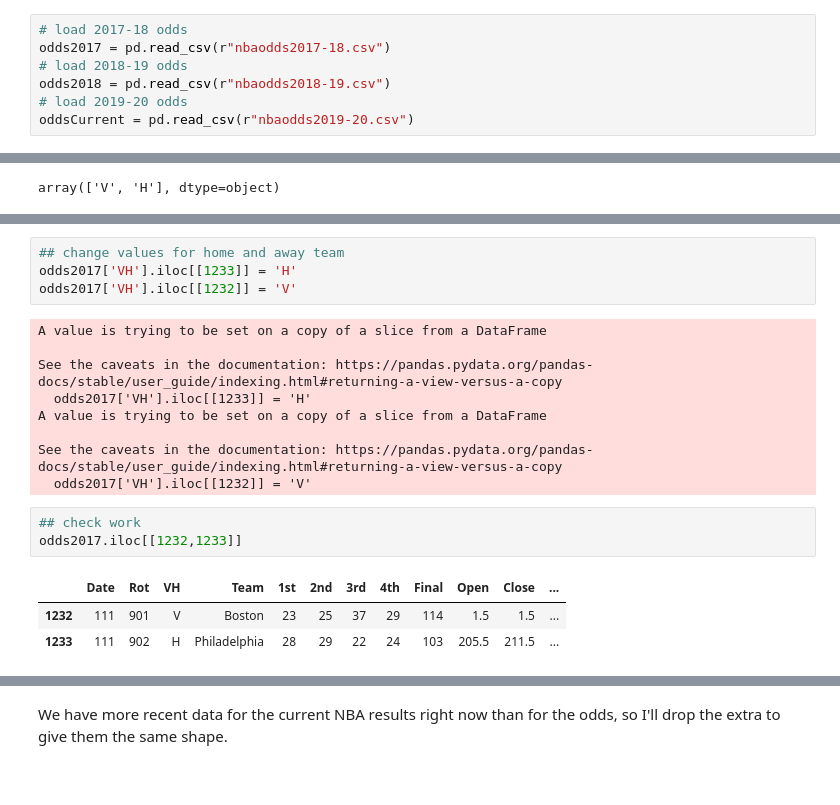
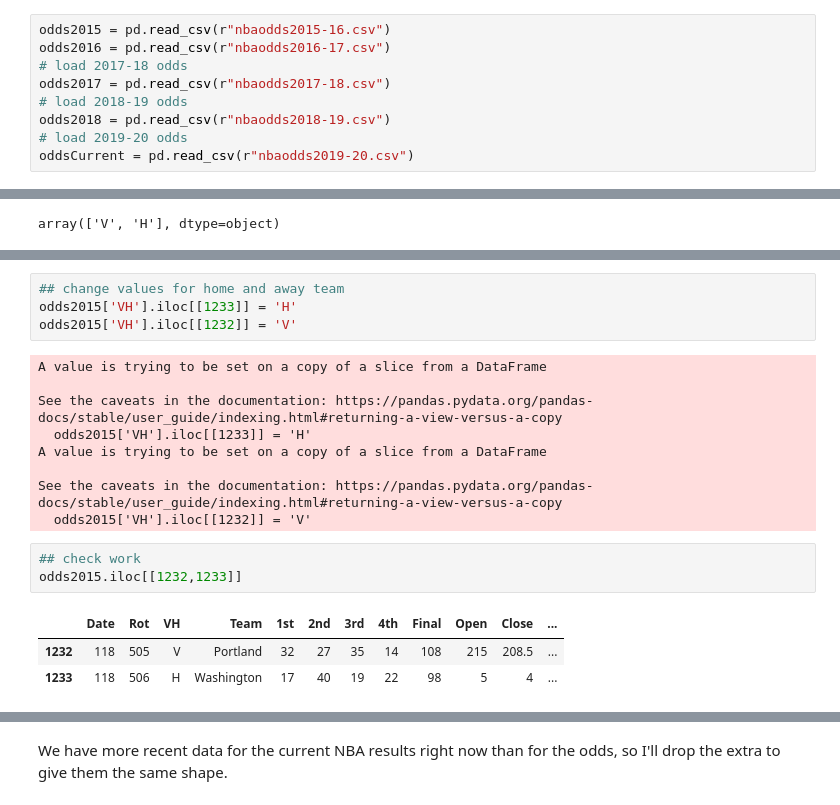
Before and after one commit to JasonHysy/Nba-Sports-Betting-Model, a Jupyter notebook: NbaPredictionFinal copy.ipynb, the cells around one changed output, grey strips where cells are left out. Drawn from its saved outputs; the diff is of its cells as text.

```diff
--- a/NbaPredictionFinal copy.ipynb
+++ b/NbaPredictionFinal copy.ipynb
@@ -116,6 +121,8 @@ nba2017 = format_nba_df(nba2017)
 nba2018 = format_nba_df(nba2018)
 nbaCurrent = format_nba_df(nbaCurrent)
 # %%
+odds2015 = pd.read_csv(r"nbaodds2015-16.csv")
+odds2016 = pd.read_csv(r"nbaodds2016-17.csv")
 # load 2017-18 odds
 odds2017 = pd.read_csv(r"nbaodds2017-18.csv")
 # load 2018-19 odds
@@ -161,21 +164,21 @@ nba2017.loc[nba2017['gameID']=='201801110PHI']
 # %%
 ## change values for home and away team
-odds2017['VH'].iloc[[1233]] = 'H'
-odds2017['VH'].iloc[[1232]] = 'V'
+odds2015['VH'].iloc[[1233]] = 'H'
+odds2015['VH'].iloc[[1232]] = 'V'
 # %% [output]
 A value is trying to be set on a copy of a slice from a DataFrame
 
 See the caveats in the documentation: https://pandas.pydata.org/pandas-docs/stable/user_guide/indexing.html#returning-a-view-versus-a-copy
-  odds2017['VH'].iloc[[1233]] = 'H'
+  odds2015['VH'].iloc[[1233]] = 'H'
 A value is trying to be set on a copy of a slice from a DataFrame
 
 See the caveats in the documentation: https://pandas.pydata.org/pandas-docs/stable/user_guide/indexing.html#returning-a-view-versus-a-copy
-  odds2017['VH'].iloc[[1232]] = 'V'
+  odds2015['VH'].iloc[[1232]] = 'V'
 # %%
 ## check work
-odds2017.iloc[[1232,1233]]
+odds2015.iloc[[1232,1233]]
 # %% [output]
 |  | Date | Rot | VH | Team | 1st | 2nd | 3rd | 4th | Final | Open | Close | ... |
-| 1232 | 111 | 901 | V | Boston | 23 | 25 | 37 | 29 | 114 | 1.5 | 1.5 | ... |
-| 1233 | 111 | 902 | H | Philadelphia | 28 | 29 | 22 | 24 | 103 | 205.5 | 211.5 | ... |
+| 1232 | 118 | 505 | V | Portland | 32 | 27 | 35 | 14 | 108 | 215 | 208.5 | ... |
+| 1233 | 118 | 506 | H | Washington | 17 | 40 | 19 | 22 | 98 | 5 | 4 | ... |
 # %%
```
Also changed, not shown: parts of 44 cells of this notebook, 5 other files.
